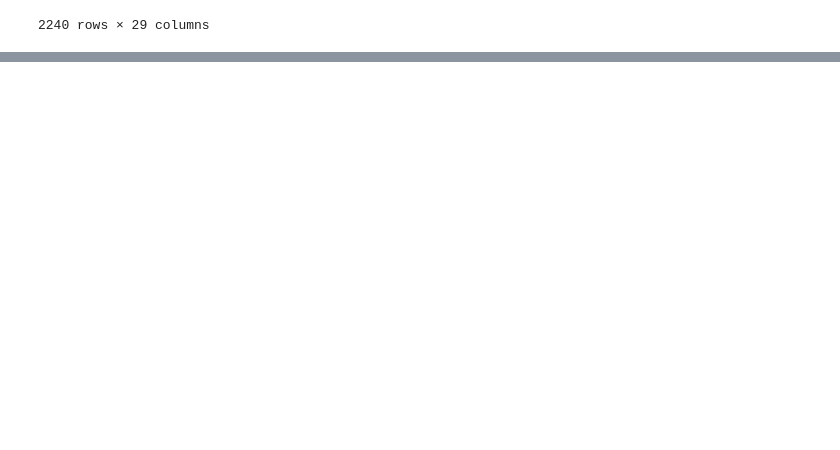
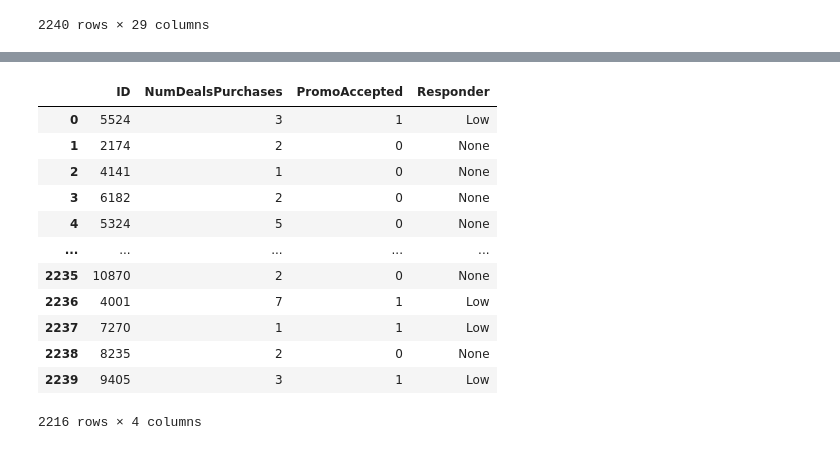
Before and after one commit to nqtquoctrung94/RFM_Customer_Personality_Analysis, a Jupyter notebook: clean_data.ipynb, the cells around one changed output, grey strips where cells are left out. Saved outputs shown, nothing was run; the diff lists cells and outputs as text; code cells hidden in the pictures; blank space fills up the shorter version.

```diff
--- a/clean_data.ipynb
+++ b/clean_data.ipynb
@@ -219,0 +349,16 @@ plt.show()
+# %%
+marketing_data
+# %% [output]
+|  | ID | NumDealsPurchases | PromoAccepted | Responder |
+| 0 | 5524 | 3 | 1 | Low |
+| 1 | 2174 | 2 | 0 | None |
+| 2 | 4141 | 1 | 0 | None |
+| 3 | 6182 | 2 | 0 | None |
+| 4 | 5324 | 5 | 0 | None |
+| ... | ... | ... | ... | ... |
+| 2235 | 10870 | 2 | 0 | None |
+| 2236 | 4001 | 7 | 1 | Low |
+| 2237 | 7270 | 1 | 1 | Low |
+| 2238 | 8235 | 2 | 0 | None |
+| 2239 | 9405 | 3 | 1 | Low |
+2216 rows × 4 columns
```
Also changed, not shown: parts of 85 cells of this notebook, 3 other files.
